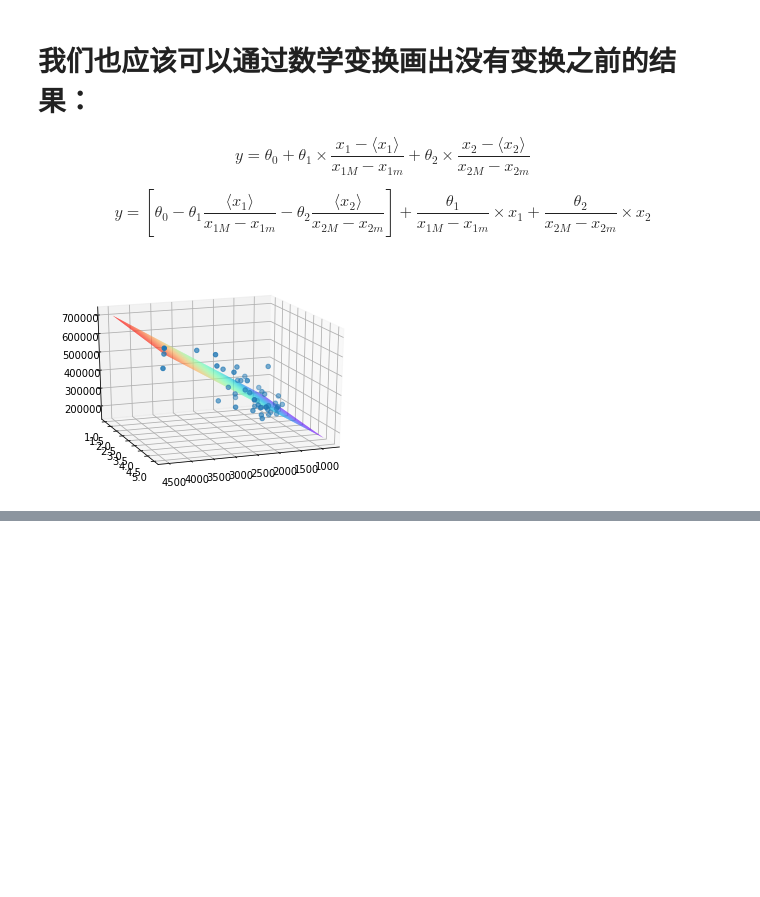
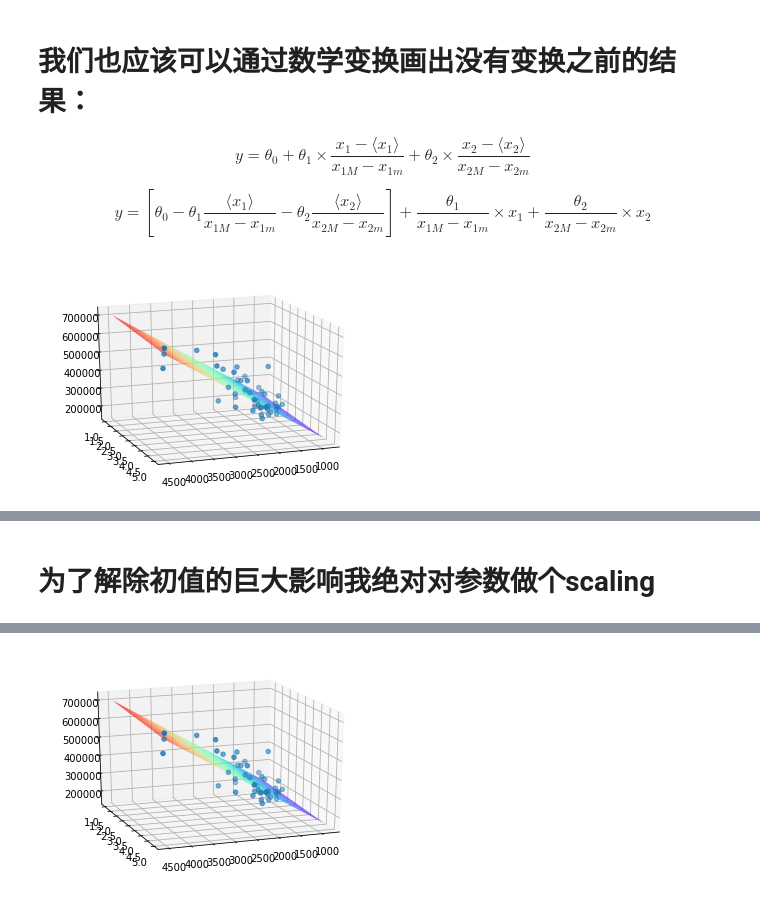
Before and after one commit to Haowen-Zhong/ML, a Jupyter notebook: Chap2.ipynb, the cells around one changed output, grey strips where cells are left out. Drawn from its saved outputs; the diff is of its cells as text; code cells hidden in the pictures; blank space fills up the shorter version.

```diff
--- a/Chap2.ipynb
+++ b/Chap2.ipynb
@@ -354,0 +424,79 @@ ax.view_init(elev=20,azim=70)
+# %% [markdown]
+# 为了解除初值的巨大影响我绝对对参数做个scaling
+# %%
+from mpl_toolkits.mplot3d import Axes3D
+from matplotlib import cm
+import matplotlib.pyplot as plt
+import numpy as np
+import mpl_toolkits.mplot3d
+figure=plt.figure()
+ax = figure.gca(projection='3d')
+
+def cost_function(theta,x,y):
+    m = len(x)
+    cost = sum(1/(2*m)*(x@theta-y)**2)#这个应该没毛病
+    return cost
+
+
+data = np.genfromtxt('ex1data2.txt',delimiter=',')
+x1 = data[:,0]
+x2 = data[:,1]
+y = data[:,2]
+X1 = np.linspace(np.min(x1),np.max(x1),100)
+X2 = np.linspace(np.min(x2),np.max(x2),100)
+X1,X2 = np.meshgrid(X1,X2)
+ax.scatter(x1,x2,y)
+
+x1_mean = np.mean(data[:,0])
+x2_mean = np.mean(data[:,1])
+
+Delta_1 = np.max(data[:,0])-np.min(data[:,0])
+Delta_2 = np.max(data[:,1])-np.min(data[:,1])
+
+data[:,0] = (data[:,0]-x1_mean)/Delta_1
+data[:,1] = (data[:,1]-x2_mean)/Delta_2
+
+
+#对参数做一个标准化处理
+#进行缩放之后，算法的鲁棒性大大提升
+data = np.insert(data,0,1,axis=1)
+X = data[:,0:3]
+Y = data[:,3]
+
+m = len(data)
+alpha = 1
+epsilon = 1e-3
+epoch = 1
+cost_record =[]
+
+theta = [-100000, 0 ,1000000]
+cost = cost_function(theta,X,Y)
+
+while cost >= epsilon:
+    #if epoch >= 100:
+    #    break
+    cost_old = cost
+    print(f"这是第{epoch}次下降，目前的cost为{cost},theta_0={theta[0]},theta_1={theta[1]},theta_2={theta[2]}")
+    #theta[:] = theta[:] - alpha/m*sum((X@theta-Y)@X)
+    temp0 = theta[0] - alpha/m*sum(X@theta-Y)
+    temp1 = theta[1] - alpha/m*sum((X@theta-Y)*X[:,1])
+    temp2 = theta[2] - alpha/m*sum((X@theta-Y)*X[:,2])
+    theta[0] = temp0
+    theta[1] = temp1
+    theta[2] = temp2
+    cost = cost_function(theta,X,Y)
+    cost_record.append(cost)
+    if np.abs(cost-cost_old)<=epsilon:
+        break
+    epoch += 1
+
+new_theta_0 = theta[0]- theta[1]*x1_mean/Delta_1 - theta[2]*x2_mean/Delta_2
+new_theta_1 = theta[1]/Delta_1
+new_theta_2 = theta[2]/Delta_2
+
+
+Y = new_theta_0 + new_theta_1*X1 + new_theta_2*X2
+
+ax.plot_surface(X1,X2,Y,cmap="rainbow")
+ax.view_init(elev=20,azim=70)
+# %% [output]
@@ -354,0 +520 @@ ax.view_init(elev=20,azim=70)
+[figure, added]
```
Also changed, not shown: parts of 6 cells of this notebook.
